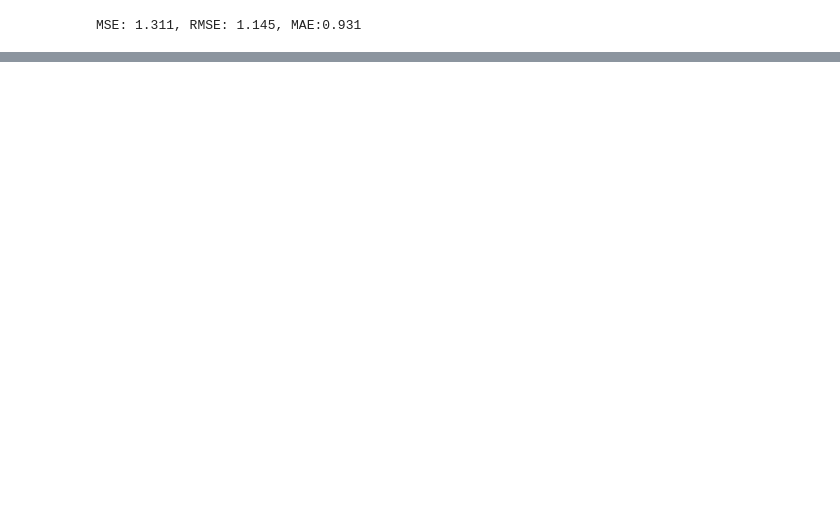
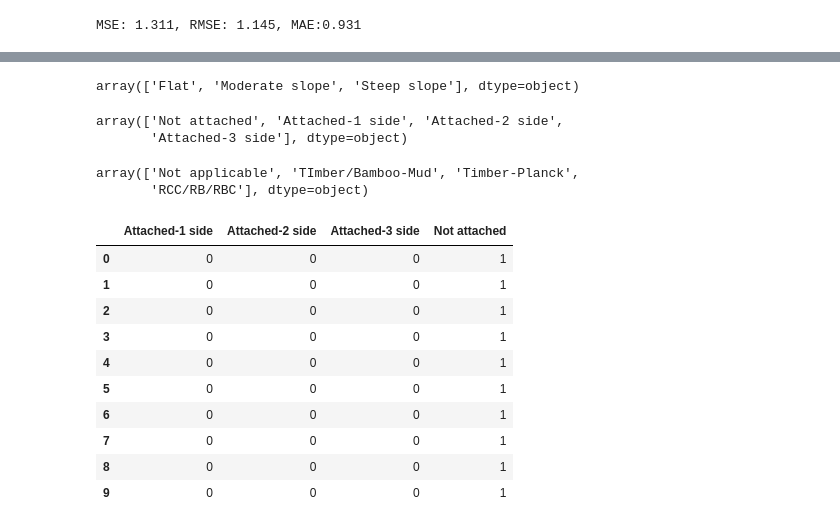
Before and after one commit to rivkms/2021atp_Earthquake-Damage, a Jupyter notebook: main.ipynb, the cells around one changed output, grey strips where cells are left out. Cells and saved outputs as stored; diff of their text form; code cells hidden in the pictures; blank space fills up the shorter version.

```diff
--- a/main.ipynb
+++ b/main.ipynb
@@ -387,0 +348,37 @@ Name: damage_grade, Length: 762094, dtype: int64
+# %%
+data2['land_surface_condition'].unique()
+# %% [output]
+array(['Flat', 'Moderate slope', 'Steep slope'], dtype=object)
+# %%
+data2['position'].unique()
+# %% [output]
+array(['Not attached', 'Attached-1 side', 'Attached-2 side',
+       'Attached-3 side'], dtype=object)
+# %%
+data2['other_floor_type'].unique()
+# %% [output]
+array(['Not applicable', 'TImber/Bamboo-Mud', 'Timber-Planck',
+       'RCC/RB/RBC'], dtype=object)
+# %%
+land_surface_condition_dummies = pd.get_dummies(data2['land_surface_condition'])
+land_surface_condition_dummies.head(10)
+foundation_type_dummies = pd.get_dummies(data2['foundation_type'])
+foundation_type_dummies.head(10)
+ground_floor_type_dummies = pd.get_dummies(data2['ground_floor_type'])
+ground_floor_type_dummies.head(10)
+other_floor_type_dummies = pd.get_dummies(data2['other_floor_type'])
+other_floor_type_dummies.head(10)
+position_dummies = pd.get_dummies(data2['position'])
+position_dummies.head(10)
+# %% [output]
+|  | Attached-1 side | Attached-2 side | Attached-3 side | Not attached |
+| 0 | 0 | 0 | 0 | 1 |
+| 1 | 0 | 0 | 0 | 1 |
+| 2 | 0 | 0 | 0 | 1 |
+| 3 | 0 | 0 | 0 | 1 |
+| 4 | 0 | 0 | 0 | 1 |
+| 5 | 0 | 0 | 0 | 1 |
+| 6 | 0 | 0 | 0 | 1 |
+| 7 | 0 | 0 | 0 | 1 |
+| 8 | 0 | 0 | 0 | 1 |
+| 9 | 0 | 0 | 0 | 1 |
```
Also changed, not shown: parts of 33 cells of this notebook.
